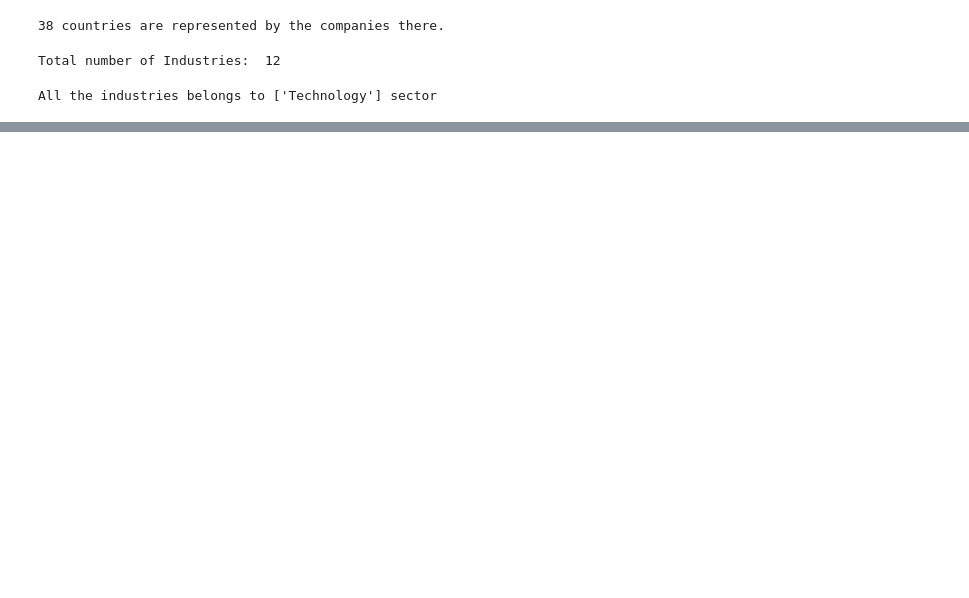
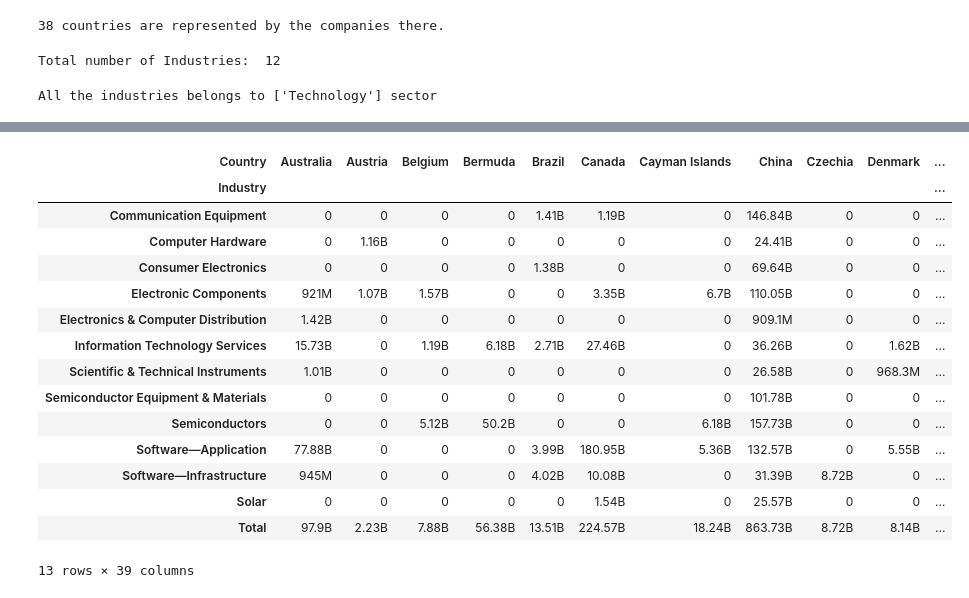
Before and after one commit to SuperDataScience-Community-Projects/SDS-CP010-tech-companies-analysis, a Jupyter notebook: notebooks/Rajat-Thakur/rajat_notebook.ipynb, the cells around one changed output, grey strips where cells are left out. Cells and saved outputs as stored; diff of their text form; code cells hidden in the pictures; blank space fills up the shorter version.

```diff
--- a/notebooks/Rajat-Thakur/rajat_notebook.ipynb
+++ b/notebooks/Rajat-Thakur/rajat_notebook.ipynb
@@ -197,0 +192,25 @@ Name: Market Cap, dtype: object
+# %%
+
+pivot_table = data.pivot_table(values='Market Cap', index='Industry', columns='Country', aggfunc='sum',  margins=True)
+pivot_table = pivot_table.applymap(lambda x: numerize.numerize(x) if x > 0 else '0')
+pivot_table.index = pivot_table.index.map(lambda x: 'Total' if x == 'All' else x)
+pivot_table = pivot_table.fillna(0)
+
+display(pivot_table)
+# %% [output]
+| Country | Australia | Austria | Belgium | Bermuda | Brazil | Canada | Cayman Islands | China | Czechia | Denmark | ... |
+| Industry |  |  |  |  |  |  |  |  |  |  | ... |
+| Communication Equipment | 0 | 0 | 0 | 0 | 1.41B | 1.19B | 0 | 146.84B | 0 | 0 | ... |
+| Computer Hardware | 0 | 1.16B | 0 | 0 | 0 | 0 | 0 | 24.41B | 0 | 0 | ... |
+| Consumer Electronics | 0 | 0 | 0 | 0 | 1.38B | 0 | 0 | 69.64B | 0 | 0 | ... |
+| Electronic Components | 921M | 1.07B | 1.57B | 0 | 0 | 3.35B | 6.7B | 110.05B | 0 | 0 | ... |
+| Electronics & Computer Distribution | 1.42B | 0 | 0 | 0 | 0 | 0 | 0 | 909.1M | 0 | 0 | ... |
+| Information Technology Services | 15.73B | 0 | 1.19B | 6.18B | 2.71B | 27.46B | 0 | 36.26B | 0 | 1.62B | ... |
+| Scientific & Technical Instruments | 1.01B | 0 | 0 | 0 | 0 | 0 | 0 | 26.58B | 0 | 968.3M | ... |
+| Semiconductor Equipment & Materials | 0 | 0 | 0 | 0 | 0 | 0 | 0 | 101.78B | 0 | 0 | ... |
+| Semiconductors | 0 | 0 | 5.12B | 50.2B | 0 | 0 | 6.18B | 157.73B | 0 | 0 | ... |
+| Software—Application | 77.88B | 0 | 0 | 0 | 3.99B | 180.95B | 5.36B | 132.57B | 0 | 5.55B | ... |
+| Software—Infrastructure | 945M | 0 | 0 | 0 | 4.02B | 10.08B | 0 | 31.39B | 8.72B | 0 | ... |
+| Solar | 0 | 0 | 0 | 0 | 0 | 1.54B | 0 | 25.57B | 0 | 0 | ... |
+| Total | 97.9B | 2.23B | 7.88B | 56.38B | 13.51B | 224.57B | 18.24B | 863.73B | 8.72B | 8.14B | ... |
+13 rows × 39 columns
```
Also changed, not shown: parts of 19 cells of this notebook, 4 other files.
